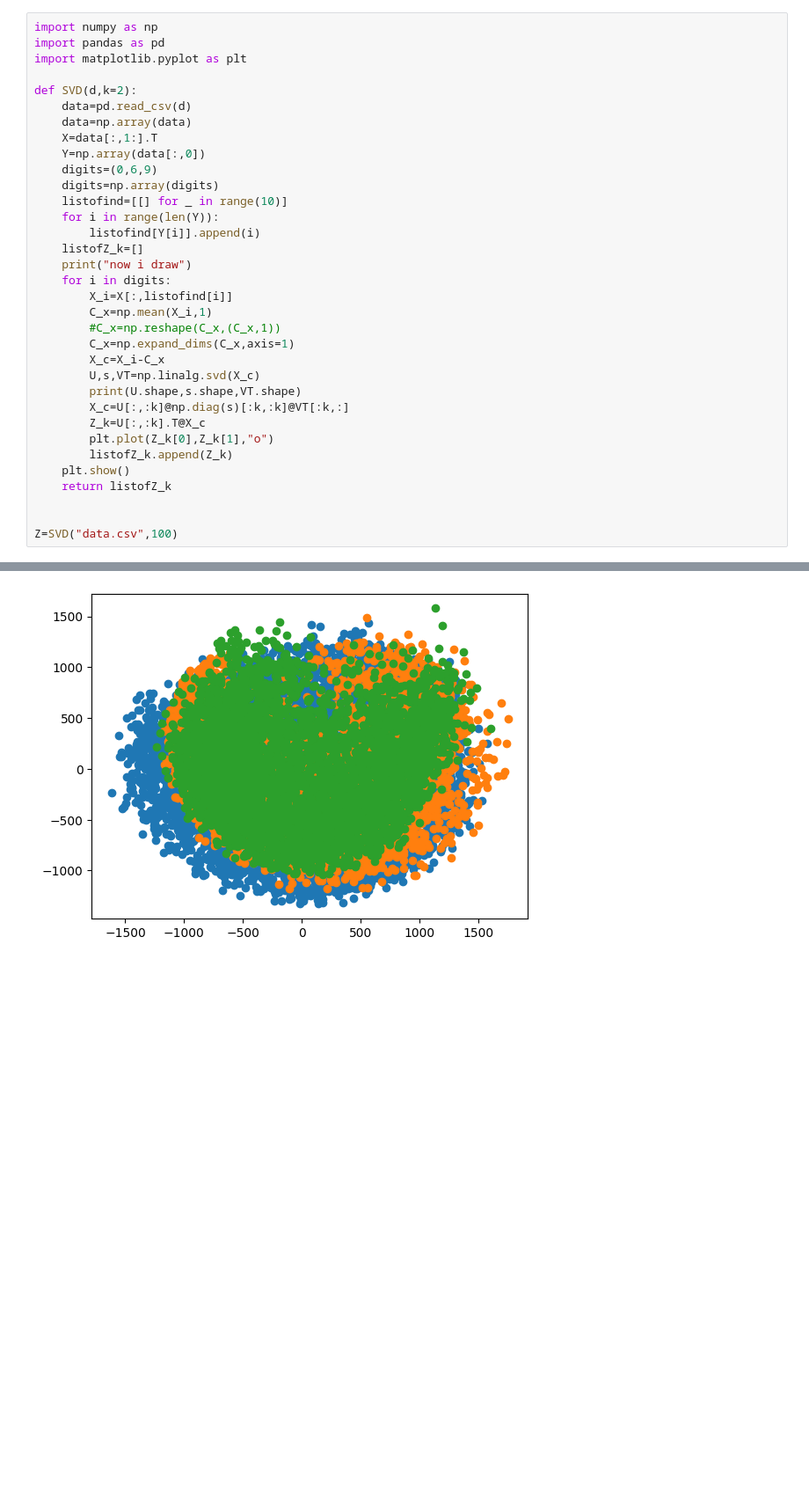
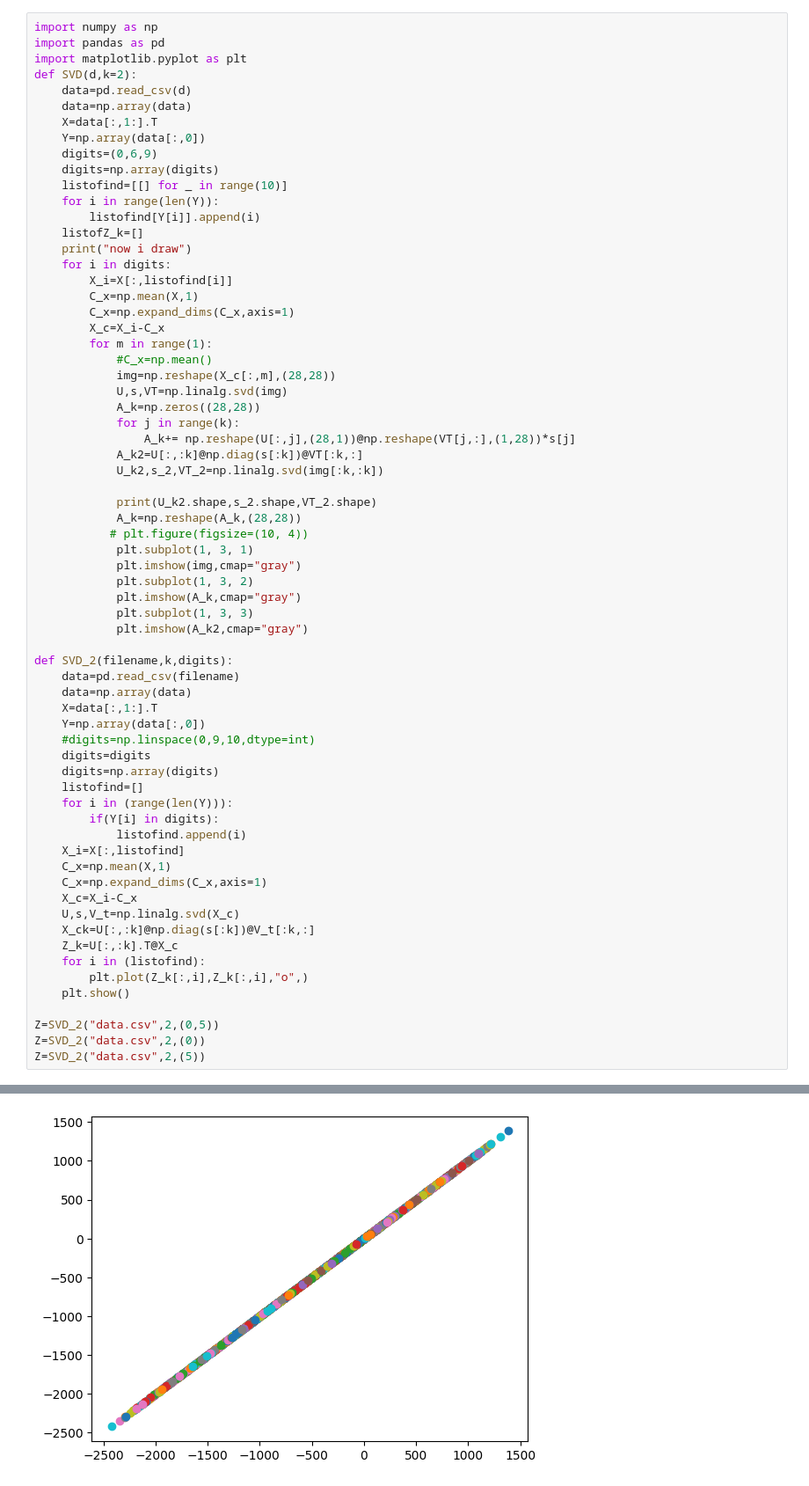
Before and after one commit to francesco-source/Artificial-Intelligence-UNIBO, a Jupyter notebook: Statistical_and_mathematical_methods_for_AI/PCA.ipynb, the cells around one changed output, grey strips where cells are left out. Shown at 88% size. Saved outputs shown, nothing was run; the diff lists cells and outputs as text; blank space fills up the shorter version.

```diff
--- a/Statistical_and_mathematical_methods_for_AI/PCA.ipynb
+++ b/Statistical_and_mathematical_methods_for_AI/PCA.ipynb
@@ -2,7 +2,6 @@
 import numpy as np
 import pandas as pd
 import matplotlib.pyplot as plt
-
 def SVD(d,k=2):
     data=pd.read_csv(d)
     data=np.array(data)
@@ -17,19 +16,53 @@ def SVD(d,k=2):
     print("now i draw")
     for i in digits:
         X_i=X[:,listofind[i]]
-        C_x=np.mean(X_i,1)
-        #C_x=np.reshape(C_x,(C_x,1))
+        C_x=np.mean(X,1)
         C_x=np.expand_dims(C_x,axis=1)
         X_c=X_i-C_x
-        U,s,VT=np.linalg.svd(X_c)
-        print(U.shape,s.shape,VT.shape)
-        X_c=U[:,:k]@np.diag(s)[:k,:k]@VT[:k,:]
-        Z_k=U[:,:k].T@X_c
-        plt.plot(Z_k[0],Z_k[1],"o")
-        listofZ_k.append(Z_k)
+        for m in range(1):
+            #C_x=np.mean()
+            img=np.reshape(X_c[:,m],(28,28))
+            U,s,VT=np.linalg.svd(img)
+            A_k=np.zeros((28,28))
+            for j in range(k):
+                A_k+= np.reshape(U[:,j],(28,1))@np.reshape(VT[j,:],(1,28))*s[j]
+            A_k2=U[:,:k]@np.diag(s[:k])@VT[:k,:]
+            U_k2,s_2,VT_2=np.linalg.svd(img[:k,:k])
+
+            print(U_k2.shape,s_2.shape,VT_2.shape)
+            A_k=np.reshape(A_k,(28,28))
+           # plt.figure(figsize=(10, 4))
+            plt.subplot(1, 3, 1)
+            plt.imshow(img,cmap="gray")
+            plt.subplot(1, 3, 2)
+            plt.imshow(A_k,cmap="gray")
+            plt.subplot(1, 3, 3)
+            plt.imshow(A_k2,cmap="gray")
+
+def SVD_2(filename,k,digits):
+    data=pd.read_csv(filename)
+    data=np.array(data)
+    X=data[:,1:].T
+    Y=np.array(data[:,0])
+    #digits=np.linspace(0,9,10,dtype=int)
+    digits=digits
+    digits=np.array(digits)
+    listofind=[]
+    for i in (range(len(Y))):
+        if(Y[i] in digits):
+            listofind.append(i)
+    X_i=X[:,listofind]
+    C_x=np.mean(X,1)
+    C_x=np.expand_dims(C_x,axis=1)
+    X_c=X_i-C_x
+    U,s,V_t=np.linalg.svd(X_c)
+    X_ck=U[:,:k]@np.diag(s[:k])@V_t[:k,:]
+    Z_k=U[:,:k].T@X_c
+    for i in (listofind):
+        plt.plot(Z_k[:,i],Z_k[:,i],"o",)
     plt.show()
-    return listofZ_k
 
-
-Z=SVD("data.csv",100)
+Z=SVD_2("data.csv",2,(0,5))
+Z=SVD_2("data.csv",2,(0))
+Z=SVD_2("data.csv",2,(5))
 # %% [output]
@@ -40 +70 @@ now i draw
-[figure, old version]
+[figure, new version]
```
Also changed, not shown: parts of 1 cell of this notebook, 9 other files.
